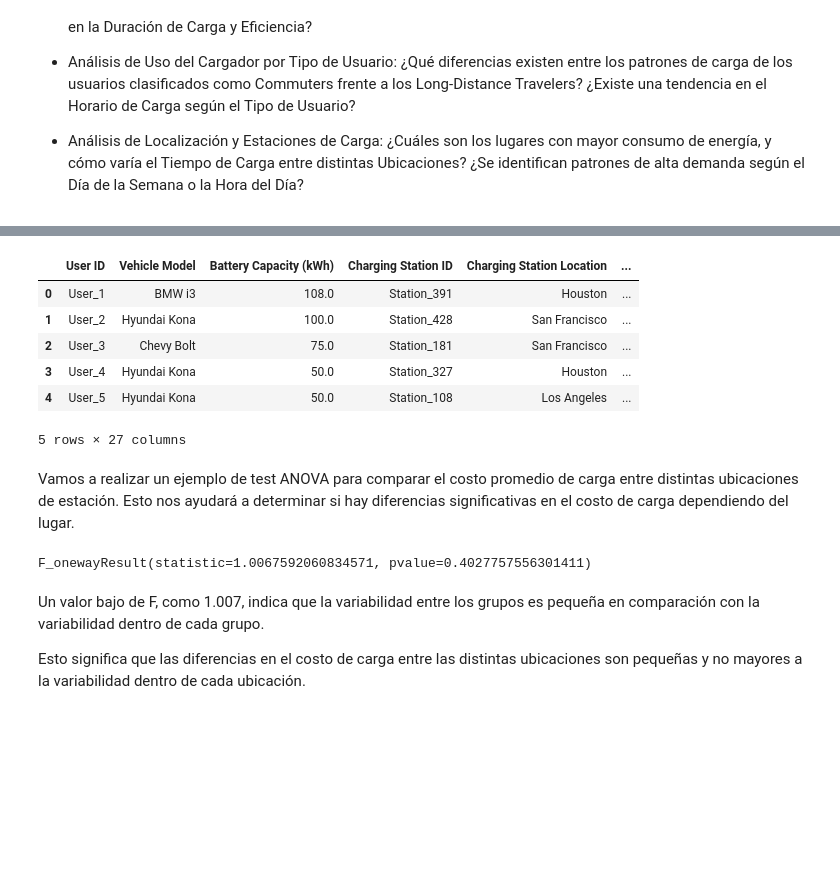
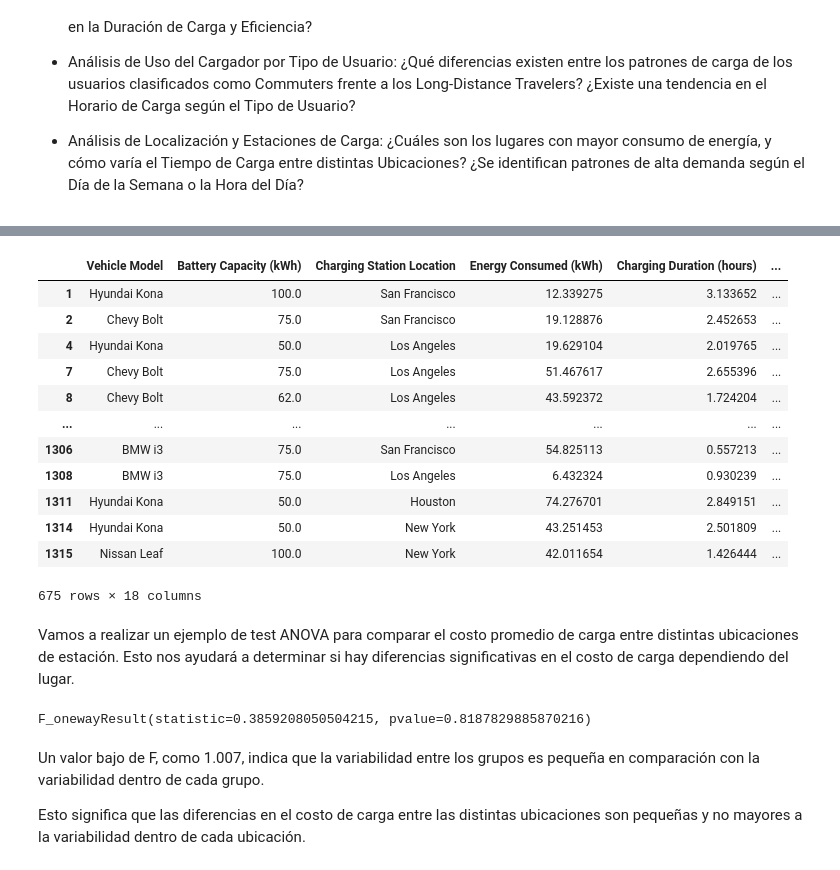
Before and after one commit to bermejo4/MachineLearning-MADI, a Jupyter notebook: DataScience/FinalProject_DS_Luis.ipynb, the cells around one changed output, grey strips where cells are left out. Saved outputs shown, nothing was run; the diff lists cells and outputs as text; code cells hidden in the pictures; blank space fills up the shorter version.

```diff
--- a/DataScience/FinalProject_DS_Luis.ipynb
+++ b/DataScience/FinalProject_DS_Luis.ipynb
@@ -153,4 +153,51 @@ raw_data['Temperature Adjusted Consumption'] = raw_data['Energy Consumed (kWh)']
 
 # Verificar nuevas características
 raw_data.head()
+
+# Eliminar columnas irrelevantes para análisis
+data_cleaned = raw_data.drop(columns=['User ID', 'Charging Station ID', 'Charging Start Time',
+                                      'Charging End Time', 'State of Charge (Start %)', 'State of Charge (End %)', 'User Type', 'Day of Week', 'Time of Day'])
+
+# Cambiar el nombre de una columna para mayor claridad
+data_cleaned.rename(columns={'Distance Driven (since last charge) (km)': 'Distance Driven(km)'}, inplace=True)
+
+# Verificación para comprobar que no hay NaN values
+print(data_cleaned.isna().sum())
+
+# Verifica los cambios en las columnas
+#print(data_cleaned[['Battery Capacity (kWh)', 'Vehicle Age (years)']].head())
+
+
+# Filtrar filas donde 'Total Charge Gained' esté entre 0 y 100
+print(f"Valores eliminados por la condición de Total Charge Gained entre 0 y 100 : {len(data_cleaned[~(raw_data['Total Charge Gained'] >= 0) & (raw_data['Total Charge Gained'] <= 100)])} filas")
+data_cleaned = data_cleaned[(raw_data['Total Charge Gained'] >= 0) & (raw_data['Total Charge Gained'] <= 100)]
+
+print(f"Valores eliminados por la condición de Charge Rate (% per hour)' <= 160 : {len(data_cleaned[~(raw_data['Charge Rate (%/h)'] <= 160)])} filas")
+data_cleaned = data_cleaned[raw_data['Charge Rate (%/h)'] <= 160]
+
+print(f"Valores eliminados por la condición de Charging Efficiency (kWh/h) >= 1 : {len(data_cleaned[~(raw_data['Charging Efficiency (kWh/h)'] > 1)])} filas")
+data_cleaned = data_cleaned[raw_data['Charging Efficiency (kWh/h)'] >= 1]
+
+print(f"Valores eliminados por la condición de Total battery capacity entre 30 y 100 : {len(data_cleaned[~((raw_data['Battery Capacity (kWh)'] >= 30) & (raw_data['Battery Capacity (kWh)'] <= 100))])} filas")
+data_cleaned = data_cleaned[(raw_data['Battery Capacity (kWh)'] >= 30) & (raw_data['Battery Capacity (kWh)'] <= 100)]
+
+# Temperaturas:
+ciudades_temp_max = {
+    "Houston": 24,
+    "Los Angeles": 27,
+    "New York": 20,
+    "San Francisco": 27,
+    "Chicago": 22
+}
+
+# Iterar sobre cada ciudad y aplicar el filtro correspondiente
+for ciudad, temp_max in ciudades_temp_max.items():
+    # Contar las filas eliminadas antes de aplicar el filtro
+    filas_eliminadas = len(data_cleaned[~((data_cleaned['Charging Station Location'] != ciudad) | ((data_cleaned['Charging Station Location'] == ciudad)  & (raw_data['Temperature (°C)'] <= temp_max)))])
+    print(f"Valores eliminados por la condición en {ciudad} con Temp <= {temp_max}°C: {filas_eliminadas} filas")
+    # Aplicar el filtro
+    data_cleaned = data_cleaned[((data_cleaned['Charging Station Location'] != ciudad) | ((data_cleaned['Charging Station Location'] == ciudad) & (raw_data['Temperature (°C)'] <= temp_max)))]
+
+# Mostrar el DataFrame resultante
+data_cleaned
 # %% [output]
@@ -157,10 +221,16 @@ raw_data.head()
-|  | User ID | Vehicle Model | Battery Capacity (kWh) | Charging Station ID | Charging Station Location | ... |
-| 0 | User_1 | BMW i3 | 108.0 | Station_391 | Houston | ... |
-| 1 | User_2 | Hyundai Kona | 100.0 | Station_428 | San Francisco | ... |
-| 2 | User_3 | Chevy Bolt | 75.0 | Station_181 | San Francisco | ... |
-| 3 | User_4 | Hyundai Kona | 50.0 | Station_327 | Houston | ... |
-| 4 | User_5 | Hyundai Kona | 50.0 | Station_108 | Los Angeles | ... |
+|  | Vehicle Model | Battery Capacity (kWh) | Charging Station Location | Energy Consumed (kWh) | Charging Duration (hours) | ... |
+| 1 | Hyundai Kona | 100.0 | San Francisco | 12.339275 | 3.133652 | ... |
+| 2 | Chevy Bolt | 75.0 | San Francisco | 19.128876 | 2.452653 | ... |
+| 4 | Hyundai Kona | 50.0 | Los Angeles | 19.629104 | 2.019765 | ... |
+| 7 | Chevy Bolt | 75.0 | Los Angeles | 51.467617 | 2.655396 | ... |
+| 8 | Chevy Bolt | 62.0 | Los Angeles | 43.592372 | 1.724204 | ... |
+| ... | ... | ... | ... | ... | ... | ... |
+| 1306 | BMW i3 | 75.0 | San Francisco | 54.825113 | 0.557213 | ... |
+| 1308 | BMW i3 | 75.0 | Los Angeles | 6.432324 | 0.930239 | ... |
+| 1311 | Hyundai Kona | 50.0 | Houston | 74.276701 | 2.849151 | ... |
+| 1314 | Hyundai Kona | 50.0 | New York | 43.251453 | 2.501809 | ... |
+| 1315 | Nissan Leaf | 100.0 | New York | 42.011654 | 1.426444 | ... |
-5 rows × 27 columns
+675 rows × 18 columns
 # %% [markdown]
 Vamos a realizar un ejemplo de test ANOVA para comparar el costo promedio de carga entre distintas ubicaciones de estación. Esto nos ayudará a determinar si hay diferencias significativas en el costo de carga dependiendo del lugar.
 # %%
@@ -178,7 +248,7 @@ station_groups = [anova_data['Charging Cost (USD)'][anova_data['Charging Station
 anova_result = f_oneway(*station_groups)
 anova_result
 # %% [output]
-F_onewayResult(statistic=1.0067592060834571, pvalue=0.4027757556301411)
+F_onewayResult(statistic=0.3859208050504215, pvalue=0.8187829885870216)
 # %% [markdown]
 Un valor bajo de F, como 1.007, indica que la variabilidad entre los grupos es pequeña en comparación con la variabilidad dentro de cada grupo.
 
```
Also changed, not shown: parts of 13 cells of this notebook, 1 other file.
